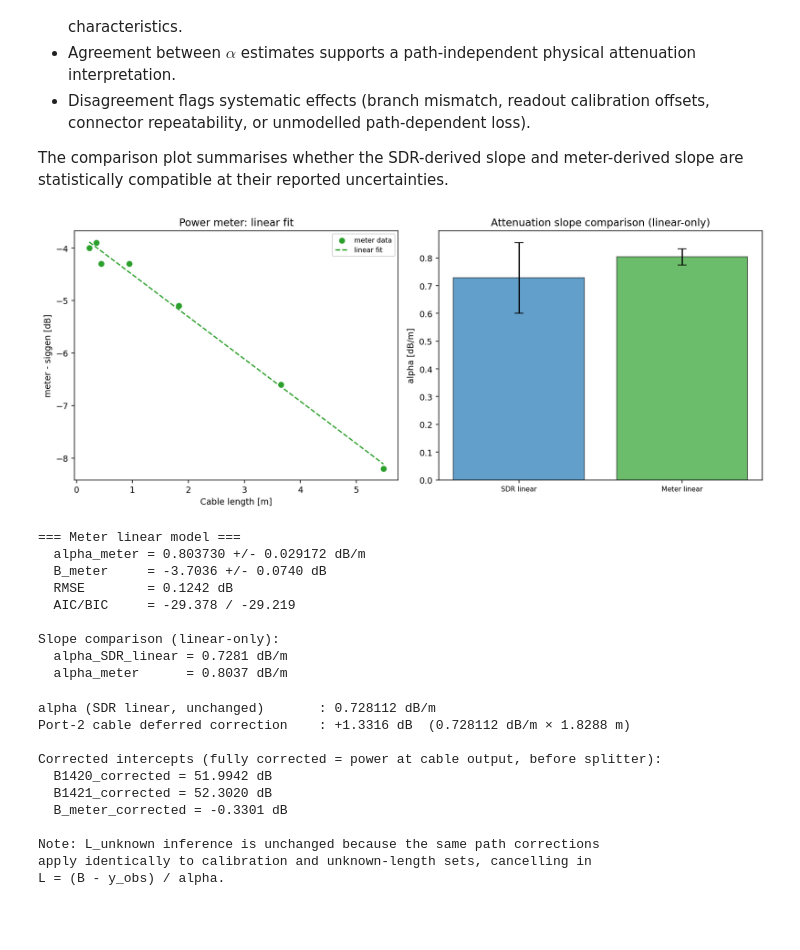
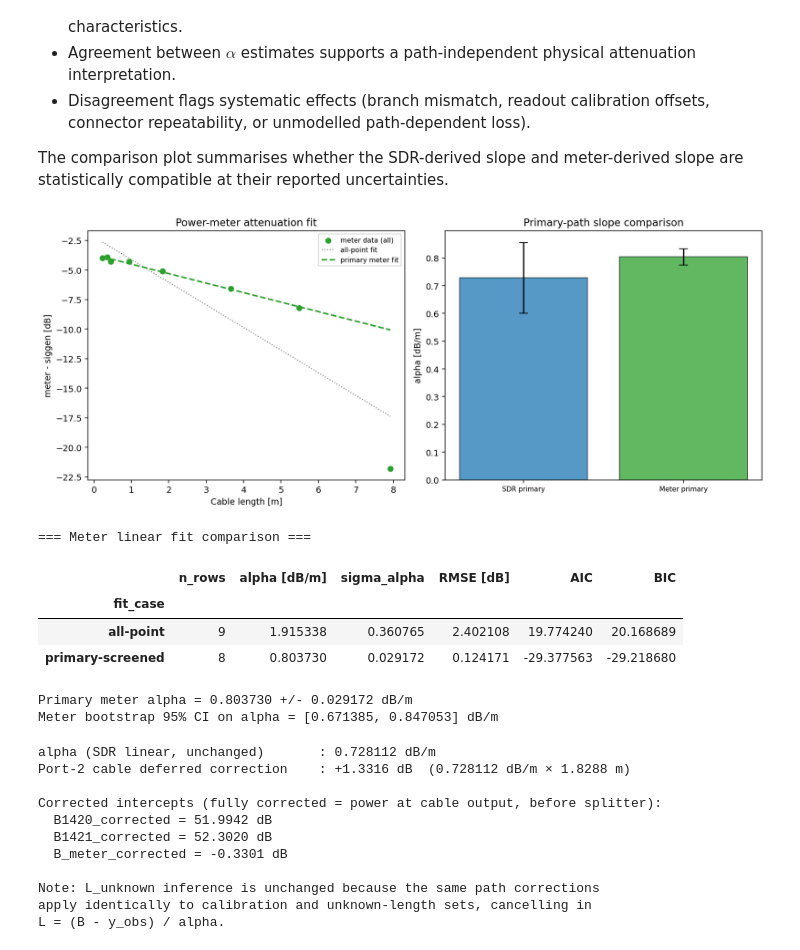
Before and after one commit to raw-asparagus/ay-121, a Jupyter notebook: labs/02/equipment_calibration.ipynb, the cells around one changed output. Drawn from its saved outputs; the diff is of its cells as text; code cells hidden in the pictures; blank space fills up the shorter version.

```diff
--- a/labs/02/equipment_calibration.ipynb
+++ b/labs/02/equipment_calibration.ipynb
@@ -631,58 +953,81 @@ $$
 
 The comparison plot summarises whether the SDR-derived slope and meter-derived slope are statistically compatible at their reported uncertainties.
 # %%
-fit_meter = fit_single_linear(L, meter)
+fit_meter_all = fit_single_linear(L_all, meter_all)
+fit_meter_screened = fit_single_linear(L, meter)
+fit_meter = fit_meter_screened if screening_applied else fit_meter_all   # primary meter fit used downstream
 
-L_line = np.linspace(L.min(), L.max(), 500)
-ym_line = fit_meter['B'] - fit_meter['alpha'] * L_line
+bs_meter = bootstrap_single_linear(L, meter, n=BOOTSTRAP_N_LINEAR, seed=BOOTSTRAP_SEED + 21)
+alpha_meter_bs = bs_meter[:, 0]
+m_q16, m_q50, m_q84 = np.quantile(alpha_meter_bs, [0.16, 0.50, 0.84])
+m_q025, m_q975 = np.quantile(alpha_meter_bs, [0.025, 0.975])
+
+L_line = np.linspace(np.min(L_all), np.max(L_all), 500)
+ym_line_all = fit_meter_all['B'] - fit_meter_all['alpha'] * L_line
+ym_line_primary = fit_meter['B'] - fit_meter['alpha'] * L_line
 
 fig, axes = plt.subplots(1, 2, figsize=(12, 5))
 
 ax = axes[0]
-ax.scatter(L, meter, color='C2', zorder=3, label='meter data')
-ax.plot(L_line, ym_line, color='C2', lw=1.5, ls='--', label='linear fit')
+ax.scatter(L_all, meter_all, color='C2', zorder=3, label='meter data (all)')
+ax.plot(L_line, ym_line_all, color='gray', lw=1.2, ls=':', label='all-point fit')
+ax.plot(L_line, ym_line_primary, color='C2', lw=1.8, ls='--', label='primary meter fit')
 ax.set_xlabel('Cable length [m]')
 ax.set_ylabel('meter - siggen [dB]')
-ax.set_title('Power meter: linear fit')
+ax.set_title('Power-meter attenuation fit')
 ax.legend(fontsize=8)
 
 ax = axes[1]
 x_pos = np.arange(2)
 alphas_all = [fit_lin['alpha'], fit_meter['alpha']]
-labels_all = ['SDR linear', 'Meter linear']
+labels_all = ['SDR primary', 'Meter primary']
 colors_all = ['C0', 'C2']
 sigmas_all = [fit_lin['sigma_alpha'], fit_meter['sigma_alpha']]
 ax.bar(x_pos, alphas_all, yerr=sigmas_all, capsize=5,
-       color=colors_all, alpha=0.7, edgecolor='k', lw=0.8)
+       color=colors_all, alpha=0.75, edgecolor='k', lw=0.8)
 ax.set_xticks(x_pos)
 ax.set_xticklabels(labels_all, fontsize=8)
 ax.set_ylabel('alpha [dB/m]')
-ax.set_title('Attenuation slope comparison (linear-only)')
+ax.set_title('Primary-path slope comparison')
 ax.axhline(0, color='gray', lw=0.8, ls='--')
 
 fig.tight_layout()
 plt.show()
 
-print('=== Meter linear model ===')
-print(f"  alpha_meter = {fit_meter['alpha']:.6f} +/- {fit_meter['sigma_alpha']:.6f} dB/m")
-print(f"  B_meter     = {fit_meter['B']:.4f} +/- {fit_meter['sigma_B']:.4f} dB")
-print(f"  RMSE        = {fit_meter['rmse']:.4f} dB")
-print(f"  AIC/BIC     = {fit_meter['aic']:.3f} / {fit_meter['bic']:.3f}")
-print()
-print('Slope comparison (linear-only):')
-print(f"  alpha_SDR_linear = {fit_lin['alpha']:.4f} dB/m")
-print(f"  alpha_meter      = {fit_meter['alpha']:.4f} dB/m")
+meter_compare = pd.DataFrame([
+    {
+        'fit_case': 'all-point',
+        'n_rows': len(L_all),
+        'alpha [dB/m]': fit_meter_all['alpha'],
+        'sigma_alpha': fit_meter_all['sigma_alpha'],
+        'RMSE [dB]': fit_meter_all['rmse'],
+        'AIC': fit_meter_all['aic'],
+        'BIC': fit_meter_all['bic'],
+    },
+    {
+        'fit_case': 'primary-screened' if screening_applied else 'primary-all-point',
+        'n_rows': len(L),
+        'alpha [dB/m]': fit_meter['alpha'],
+        'sigma_alpha': fit_meter['sigma_alpha'],
+        'RMSE [dB]': fit_meter['rmse'],
+        'AIC': fit_meter['aic'],
+        'BIC': fit_meter['bic'],
+    },
+]).set_index('fit_case')
+
+print('=== Meter linear fit comparison ===')
+display(meter_compare.round(6))
+print(f"\nPrimary meter alpha = {fit_meter['alpha']:.6f} +/- {fit_meter['sigma_alpha']:.6f} dB/m")
+print(f"Meter bootstrap 95% CI on alpha = [{m_q025:.6f}, {m_q975:.6f}] dB/m")
 # %% [output]
-[figure, old version]
+[figure, new version]
-=== Meter linear model ===
-  alpha_meter = 0.803730 +/- 0.029172 dB/m
-  B_meter     = -3.7036 +/- 0.0740 dB
-  RMSE        = 0.1242 dB
-  AIC/BIC     = -29.378 / -29.219
-
-Slope comparison (linear-only):
-  alpha_SDR_linear = 0.7281 dB/m
-  alpha_meter      = 0.8037 dB/m
+=== Meter linear fit comparison ===
+|  | n_rows | alpha [dB/m] | sigma_alpha | RMSE [dB] | AIC | BIC |
+| fit_case |  |  |  |  |  |  |
+| all-point | 9 | 1.915338 | 0.360765 | 2.402108 | 19.774240 | 20.168689 |
+| primary-screened | 8 | 0.803730 | 0.029172 | 0.124171 | -29.377563 | -29.218680 |
+Primary meter alpha = 0.803730 +/- 0.029172 dB/m
+Meter bootstrap 95% CI on alpha = [0.671385, 0.847053] dB/m
 # %%
 # ── Port-2 cable deferred correction ────────────────────────────────────────
 # The 6-ft cable between splitter port 2 and the 3 dB attenuator adds:
```
Also changed, not shown: parts of 27 cells of this notebook, 9 other files.
